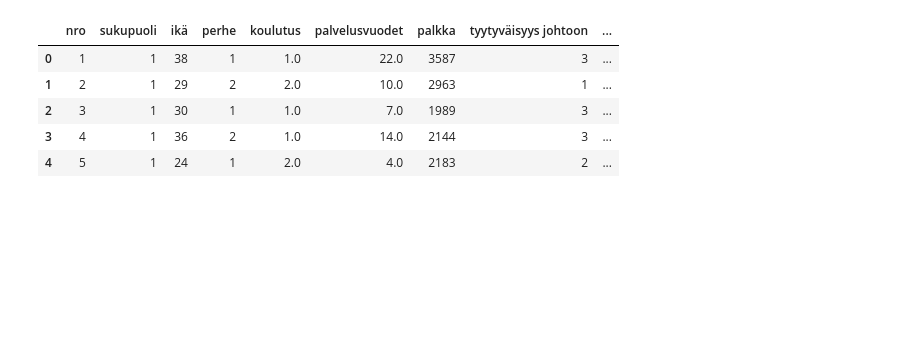
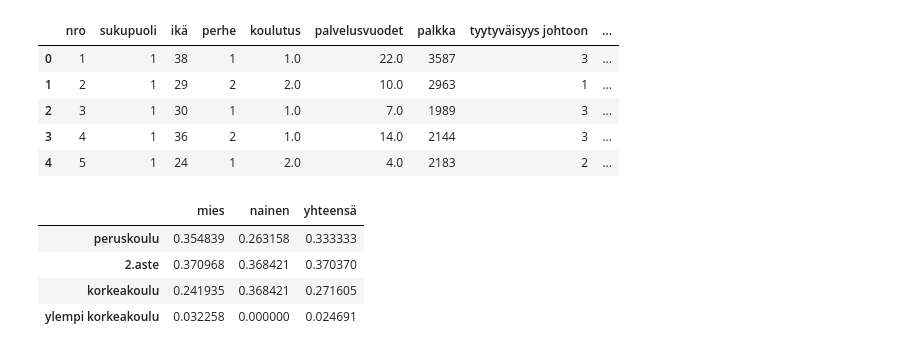
Before and after one commit to taanila/tilastoapu, a Jupyter notebook: kuviot1.ipynb, the cells around one changed output. Saved outputs shown, nothing was run; the diff lists cells and outputs as text; code cells hidden in the pictures; blank space fills up the shorter version.

```diff
--- a/kuviot1.ipynb
+++ b/kuviot1.ipynb
@@ -119,4 +154,18 @@ df.head()
 | 2 | 3 | 1 | 30 | 1 | 1.0 | 7.0 | 1989 | 3 | ... |
 | 3 | 4 | 1 | 36 | 2 | 1.0 | 14.0 | 2144 | 3 | ... |
 | 4 | 5 | 1 | 24 | 1 | 2.0 | 4.0 | 2183 | 2 | ... |
+# %%
+#Sukupuolen ja koulutuksen ristiintaulukointi:
+df1 = pd.crosstab(df['koulutus'], df['sukupuoli'], margins = True, normalize = 'columns')
+
+df1.index = ['peruskoulu','2.aste','korkeakoulu','ylempi korkeakoulu']
+df1.columns = ['mies','nainen','yhteensä']
+
+df1
+# %% [output]
+|  | mies | nainen | yhteensä |
+| peruskoulu | 0.354839 | 0.263158 | 0.333333 |
+| 2.aste | 0.370968 | 0.368421 | 0.370370 |
+| korkeakoulu | 0.241935 | 0.368421 | 0.271605 |
+| ylempi korkeakoulu | 0.032258 | 0.000000 | 0.024691 |
 # %%
```
Also changed, not shown: parts of 12 cells of this notebook.
